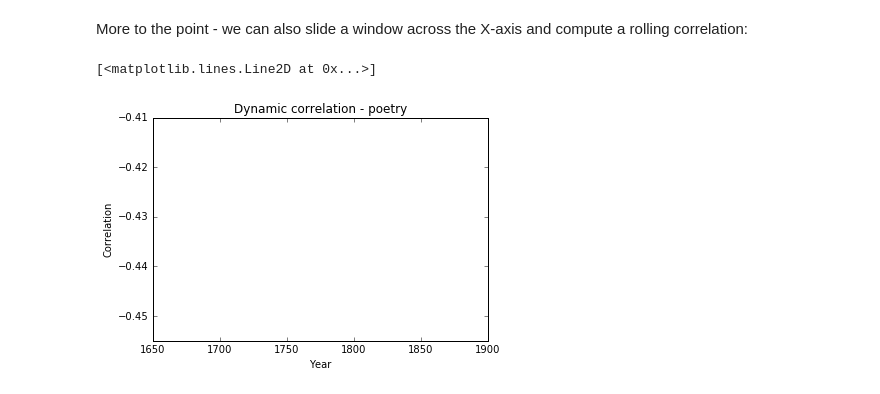
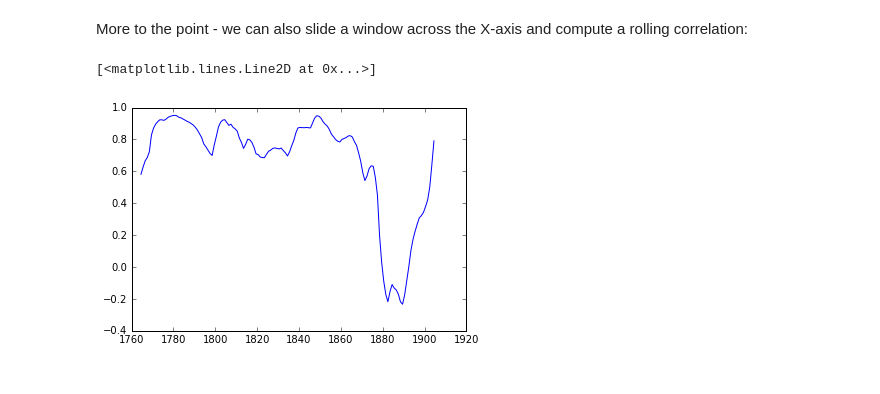
Before and after one commit to davidmcclure/history-of-literature, a Jupyter notebook: notes/hathi-data.ipynb, the cells around one changed output. Saved outputs shown, nothing was run; the diff lists cells and outputs as text; code cells hidden in the pictures.

Commit message:
Add a rolling_correlation() method.

```diff
--- a/notes/hathi-data.ipynb
+++ b/notes/hathi-data.ipynb
@@ -245,23 +245,11 @@ print(corr, p)
 0.593782100589 1.41329221507e-17
 # %% [markdown]
 More to the point - we can also slide a window across the X-axis and compute a rolling correlation:
-# %%
-from htrc.utils import window
-
-year_window = window(xs, 30)
-literature_window = window(literature, 30)
-poetry_window = window(poetry, 30)
-
-x = []
-y = []
-for lit, poetry, years in zip(literature_window, poetry_window, year_window):
-    x.append((years[0] + years[-1])/2)
-    y.append(stats.pearsonr(lit, poetry)[0])
-
-plt.title('Dynamic correlation - poetry')
-plt.xlabel('Year')
-plt.ylabel('Correlation')
-plt.plot(x, y)
-# %% [output]
-[<matplotlib.lines.Line2D at 0x...>]
-[figure, removed]
+# %%
+years = range(1750, 1920)
+xs, ys = counts.rolling_correlation('literature', 'poetry', years)
+
+plt.plot(xs, ys)
+# %% [output]
+[<matplotlib.lines.Line2D at 0x...>]
+[figure, added]
```
Also changed, not shown: parts of 2 cells of this notebook, 1 other file.
